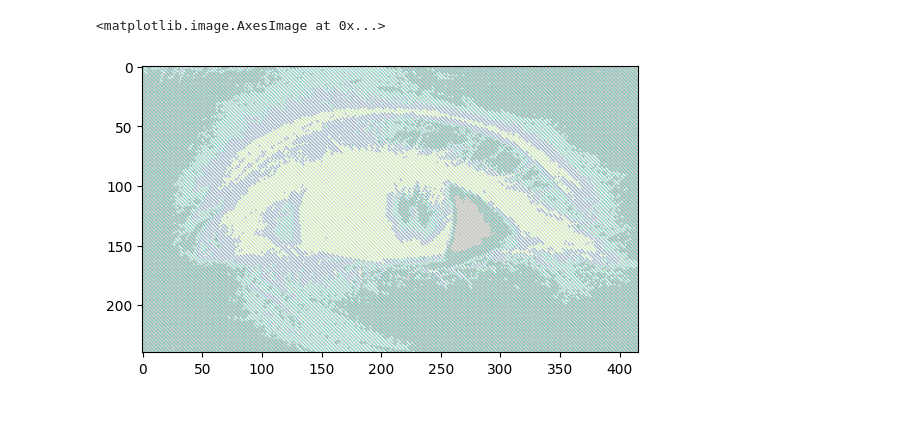
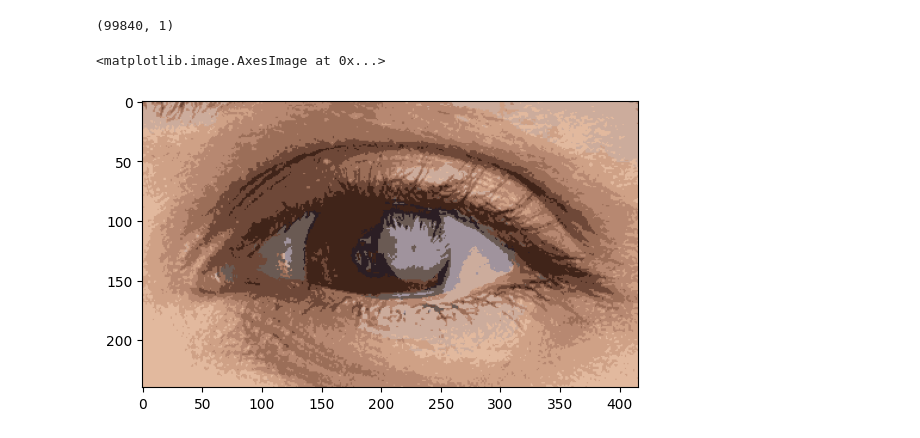
Before and after one commit to ethanrasmussen/EyeTraumaAnalysis, a Jupyter notebook: src/notebooks/kmeans_experimentation.ipynb, the cells around one changed output. Cells and saved outputs as stored; diff of their text form; code cells hidden in the pictures.

```diff
--- a/src/notebooks/kmeans_experimentation.ipynb
+++ b/src/notebooks/kmeans_experimentation.ipynb
@@ -18,7 +18,7 @@ import matplotlib as mpl
 import cv2
 # %%
 image = EyeTraumaAnalysis.Image("data/01_raw/11000.jpg")
-# cv2.cvtColor(image, cv2.COLOR_BGR2GRAY)
+image.img = cv2.cvtColor(image.img, cv2.COLOR_BGR2HSV)
 # image = cv2.cvtColor(image.img, cv2.COLOR_BGR2RGB) # Change color to RGB (from BGR)
 # Reshaping the image into a 2D array of pixels and 3 color values (RGB)
 pixel_vals = image.img.reshape((-1,3))
@@ -26,25 +26,32 @@ pixel_vals = image.img.reshape((-1,3))
 pixel_vals = np.float32(pixel_vals)
 # %%
 criteria = (cv2.TERM_CRITERIA_EPS + cv2.TERM_CRITERIA_MAX_ITER, 10, 1.0)
-k = 5 # Choosing number of cluster
+k = 10 # Choosing number of cluster
 retval, labels, centers = cv2.kmeans(pixel_vals, k, None, criteria, 10, cv2.KMEANS_RANDOM_CENTERS)
+# %%
+labels.shape
+# %% [output]
+(99840, 1)
 # %%
 centers = np.uint8(centers) # convert data into 8-bit values
+orig_centers = centers
 
-import math
-l = len(centers)
-incr = 255 / l
-color = math.floor(incr)
-for i in range(l):
-    centers[i] = [color, color, color]
-    color = math.floor(color + incr)
+# import math
+# l = len(centers)
+# incr = 255 / l
+# color = math.floor(incr)
+# for i in range(l):
+#     centers[i] = [color, color, color]
+#     color = math.floor(color + incr)
 
 segmented_data = centers[labels.flatten()] # Mapping labels to center points( RGB Value)
+
 segmented_image = segmented_data.reshape((image.img.shape)) # reshape data into the original image dimensions
 
-# segmented_image = cv2.cvtColor(segmented_image, cv2.COLOR_BGR2GRAY)
-# plt.imshow(segmented_image, cmap='gray', vmin=0, vmax=255)
-plt.imshow(segmented_image)
+segmented_image = cv2.cvtColor(segmented_image, cv2.COLOR_HSV2BGR)
+
+plt.imshow(segmented_image, vmin=0, vmax=255)
+# plt.imshow(segmented_image)
 # %% [output]
 <matplotlib.image.AxesImage at 0x...>
-[figure, old version]
+[figure, new version]
```
Also changed, not shown: parts of 15 cells of this notebook.
